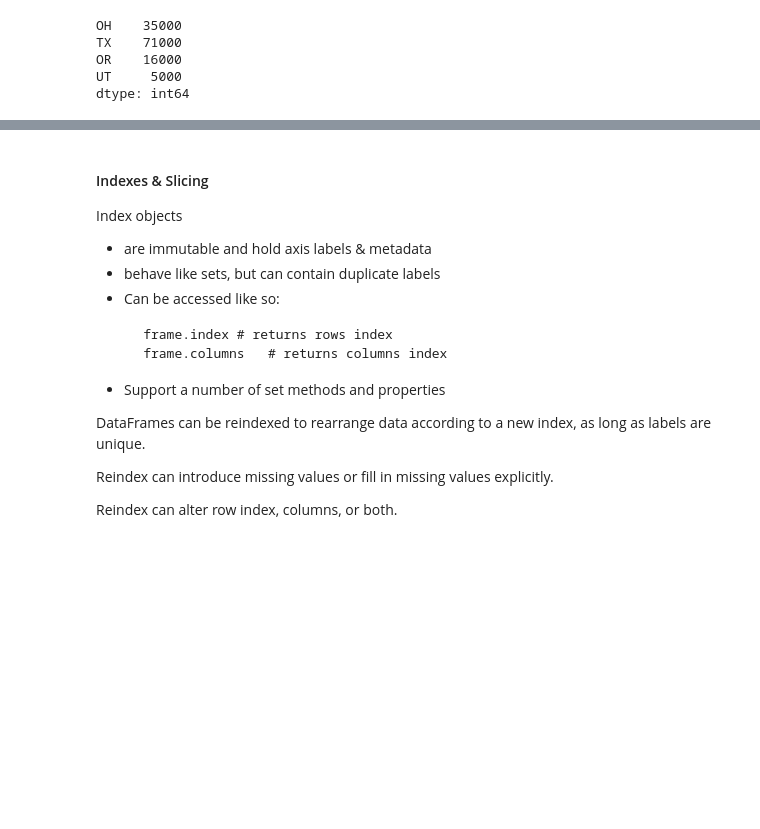
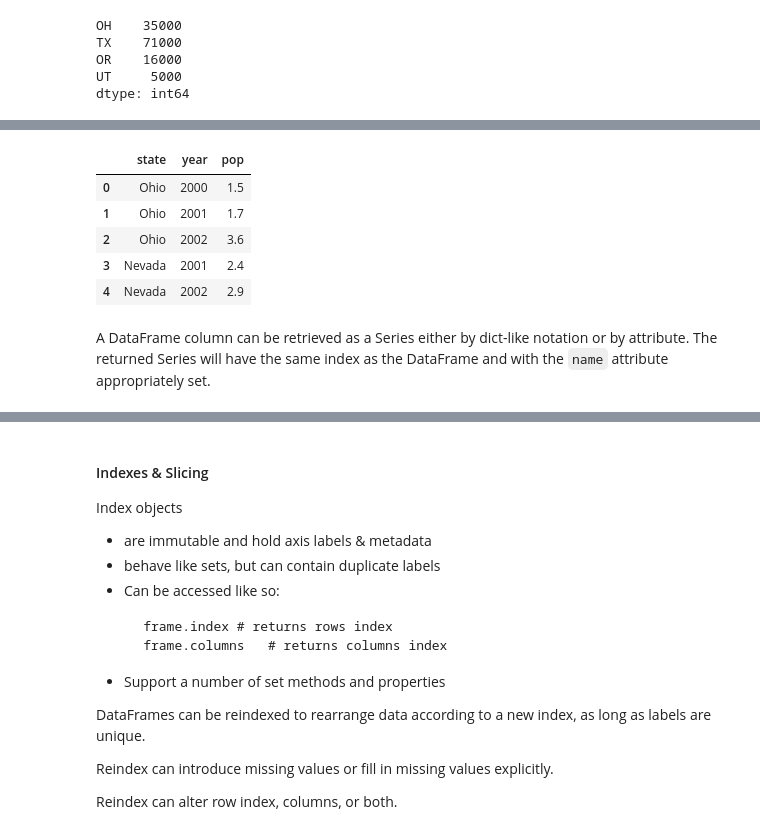
Before and after one commit to brendenwest/ad450, a Jupyter notebook: 2_numpy_pandas.ipynb, the cells around one changed output, grey strips where cells are left out. Saved outputs shown, nothing was run; the diff lists cells and outputs as text; code cells hidden in the pictures; blank space fills up the shorter version.

```diff
--- a/2_numpy_pandas.ipynb
+++ b/2_numpy_pandas.ipynb
@@ -414,0 +442,12 @@ dtype: int64
+# %%
+# use head method to select the first 5 rows
+df.head()
+# %% [output]
+|  | state | year | pop |
+| 0 | Ohio | 2000 | 1.5 |
+| 1 | Ohio | 2001 | 1.7 |
+| 2 | Ohio | 2002 | 3.6 |
+| 3 | Nevada | 2001 | 2.4 |
+| 4 | Nevada | 2002 | 2.9 |
+# %% [markdown]
+A DataFrame column can be retrieved as a Series either by dict-like notation or by attribute. The returned Series will have the same index as the DataFrame and with the `name` attribute appropriately set.
```
Also changed, not shown: parts of 5 cells of this notebook.
